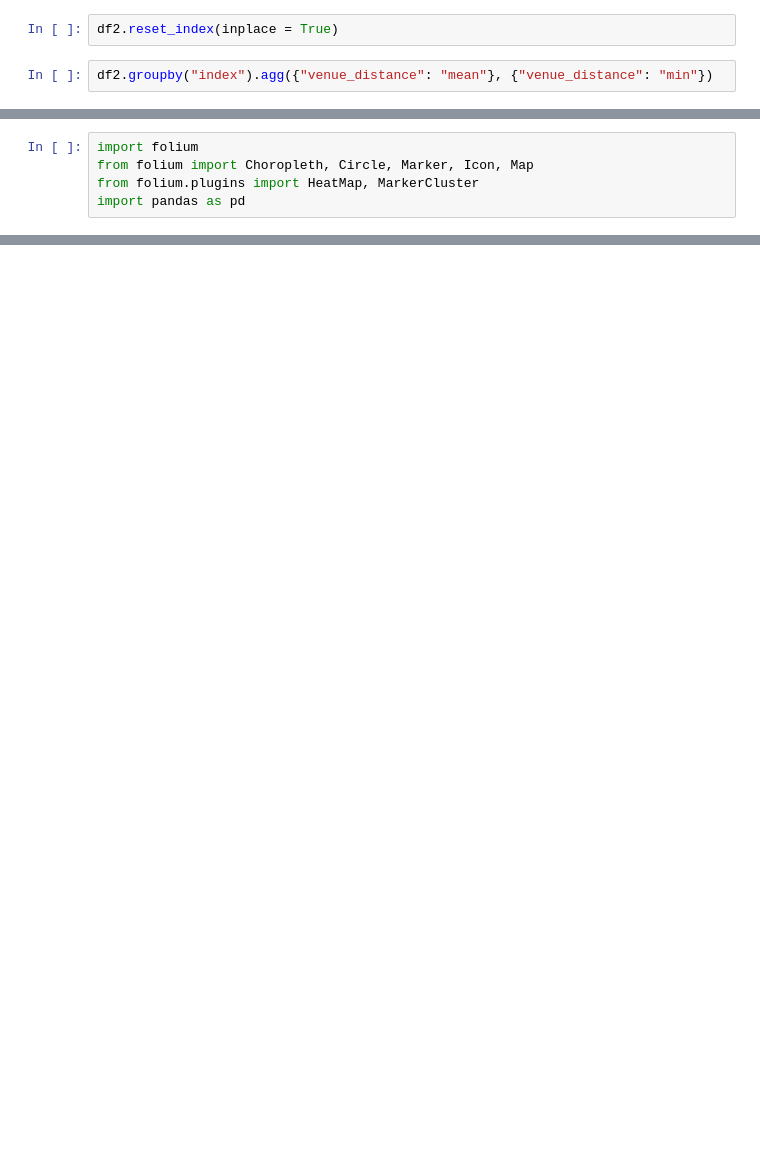
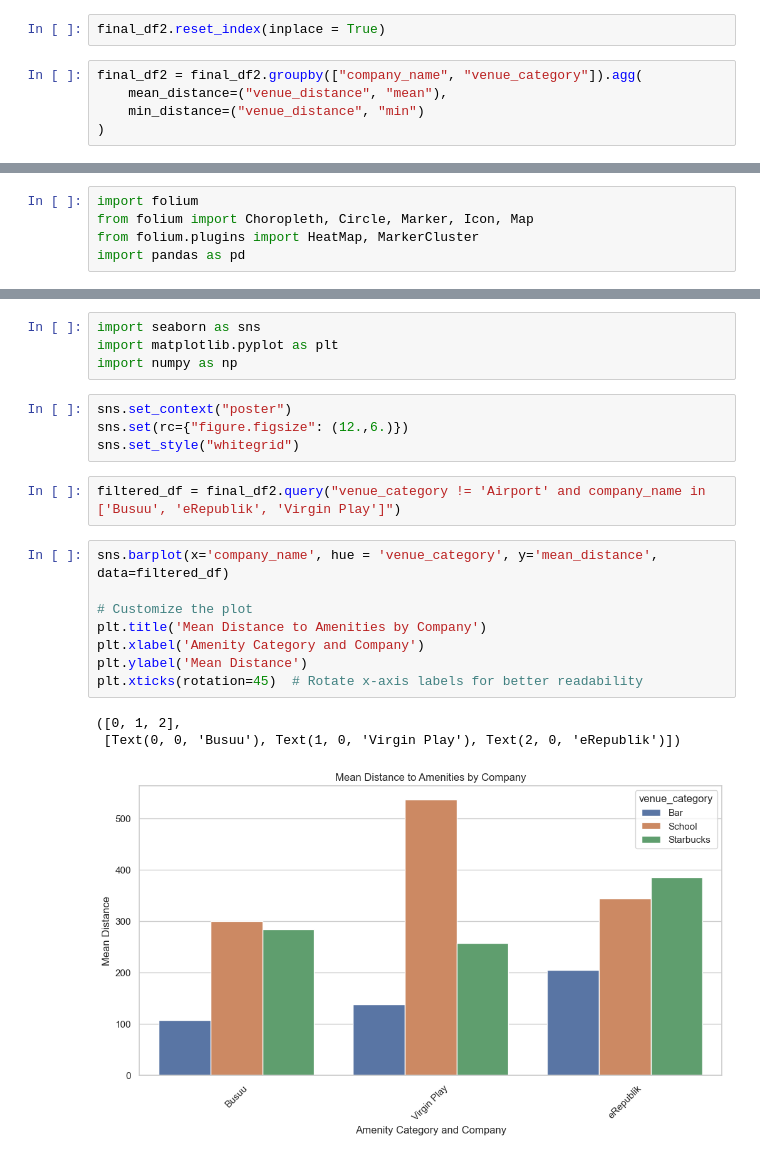
Before and after one commit to edwardrodgermartinez/Geojson-for-Relocating-a-Startup-Office, a Jupyter notebook: project3notebook.ipynb, the cells around one changed output, grey strips where cells are left out. Cells and saved outputs as stored; diff of their text form; blank space fills up the shorter version.

```diff
--- a/project3notebook.ipynb
+++ b/project3notebook.ipynb
@@ -408,4 +763,7 @@ df2 = df.copy()
 # %%
-df2.reset_index(inplace = True)
+final_df2.reset_index(inplace = True)
 # %%
-df2.groupby("index").agg({"venue_distance": "mean"}, {"venue_distance": "min"})
+final_df2 = final_df2.groupby(["company_name", "venue_category"]).agg(
+    mean_distance=("venue_distance", "mean"),
+    min_distance=("venue_distance", "min")
+)
@@ -474,0 +1112,22 @@ token = os.getenv("token")
+# %%
+import seaborn as sns
+import matplotlib.pyplot as plt
+import numpy as np
+# %%
+sns.set_context("poster")
+sns.set(rc={"figure.figsize": (12.,6.)})
+sns.set_style("whitegrid")
+# %%
+filtered_df = final_df2.query("venue_category != 'Airport' and company_name in ['Busuu', 'eRepublik', 'Virgin Play']")
+# %%
+sns.barplot(x='company_name', hue = 'venue_category', y='mean_distance', data=filtered_df)
+
+# Customize the plot
+plt.title('Mean Distance to Amenities by Company')
+plt.xlabel('Amenity Category and Company')
+plt.ylabel('Mean Distance')
+plt.xticks(rotation=45)  # Rotate x-axis labels for better readability
+# %% [output]
+([0, 1, 2],
+ [Text(0, 0, 'Busuu'), Text(1, 0, 'Virgin Play'), Text(2, 0, 'eRepublik')])
+[figure, added]
```
Also changed, not shown: parts of 50 cells of this notebook.
